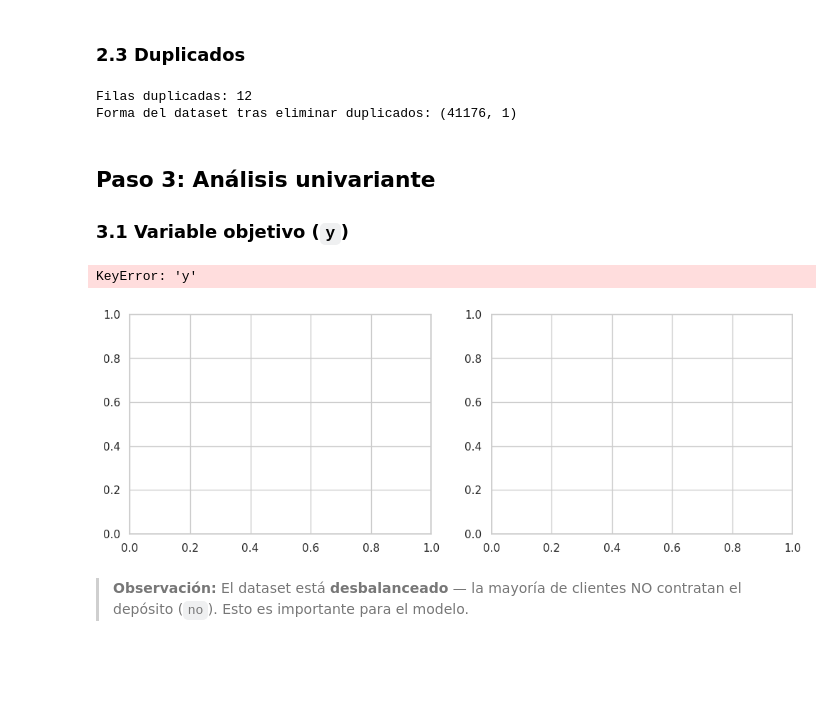
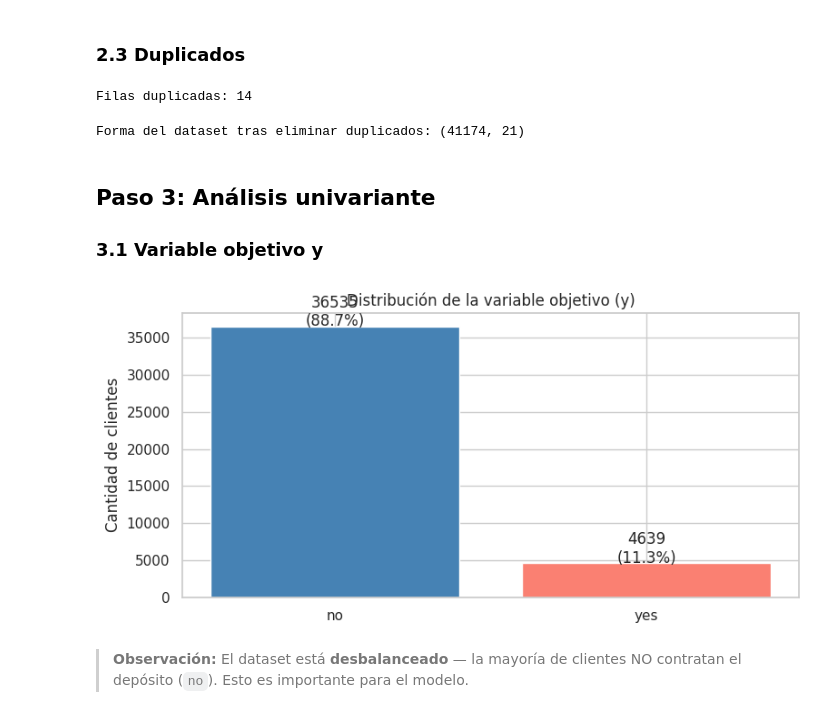
Before and after one commit to 4GeeksAcademy/correaliesel138-a11y-intro-ml, a Jupyter notebook: src/2_ds_pt-22_LOGISTIC REGRESSION.ipynb, the cells around one changed output. Drawn from its saved outputs; the diff is of its cells as text; code cells hidden in the pictures; blank space fills up the shorter version.

```diff
--- a/src/2_ds_pt-22_LOGISTIC REGRESSION.ipynb
+++ b/src/2_ds_pt-22_LOGISTIC REGRESSION.ipynb
@@ -48,0 +41,10 @@ df.head()
+# %%
+# Cargamos el dataset
+url = "https://storage.googleapis.com/breathecode/project-files/bank-marketing-campaign-data.csv"
+
+df = pd.read_csv(url, sep=';')
+
+# Guardamos la variable objetivo
+TARGET_COL = 'y'
+
+df.head()
@@ -78,7 +97,9 @@ pero sí valores categóricos como `'unknown'` que trataremos como datos faltant
 # %%
-# Revisamos cuántos 'unknown' hay por columna categórica
+# Revisamos cuántos 'unknown' hay por columna categórica (excluimos la variable objetivo)
 cat_cols = df.select_dtypes(include='object').columns.tolist()
-unknowns = {col: (df[col] == 'unknown').sum() for col in cat_cols}
+cat_cols_sin_y = [c for c in cat_cols if c != TARGET_COL]
+
+unknowns = {col: (df[col] == 'unknown').sum() for col in cat_cols_sin_y}
 unknowns_df = pd.DataFrame.from_dict(unknowns, orient='index', columns=['unknown_count'])
 unknowns_df['pct'] = (unknowns_df['unknown_count'] / len(df) * 100).round(2)
 unknowns_df[unknowns_df['unknown_count'] > 0]
@@ -87,13 +114,15 @@ unknowns_df[unknowns_df['unknown_count'] > 0]
 # %%
-# Reemplazamos 'unknown' por NaN para poder tratarlos
-df.replace('unknown', np.nan, inplace=True)
+# Reemplazamos 'unknown' por NaN SOLO en las columnas predictoras (nunca en 'y')
+for col in cat_cols_sin_y:
+    df[col] = df[col].replace('unknown', np.nan)
 
-# Estrategia: rellenar con la moda (valor más frecuente) en cada columna categórica
-for col in cat_cols:
+# Rellenamos con la moda (valor más frecuente) en cada columna
+for col in cat_cols_sin_y:
     if df[col].isnull().any():
         moda = df[col].mode()[0]
         df[col].fillna(moda, inplace=True)
-        print(f"  '{col}' → rellenado con moda = '{moda}'")
+        print(f"  '{col}' -> rellenado con moda = '{moda}'")
 
 print("\n✅ Valores 'unknown' tratados correctamente.")
+print(f"Variable objetivo '{TARGET_COL}' intacta: {df[TARGET_COL].unique()}")
 # %% [output]
@@ -121,36 +162,34 @@ df.describe(include='object')
 # %% [markdown]
 ### 2.3 Duplicados
+# %%
+dupl = df.duplicated().sum()
+print(f"Filas duplicadas: {dupl}")
+# %% [output]
+Filas duplicadas: 14
 # %%
-dupl = df.duplicated().sum()
-print(f"Filas duplicadas: {dupl}")
+#eliminamos duplicados
 df.drop_duplicates(inplace=True)
 print(f"Forma del dataset tras eliminar duplicados: {df.shape}")
 # %% [output]
-Filas duplicadas: 12
-Forma del dataset tras eliminar duplicados: (41176, 1)
+Forma del dataset tras eliminar duplicados: (41174, 21)
 # %% [markdown]
 ## Paso 3: Análisis univariante
 
-### 3.1 Variable objetivo (`y`)
+### 3.1 Variable objetivo y
 # %%
-fig, axes = plt.subplots(1, 2, figsize=(12, 4))
+fig, ax = plt.subplots(1, 1, figsize=(8, 4))
 
-counts = df['y'].value_counts()
-axes[0].bar(counts.index, counts.values, color=['steelblue', 'salmon'])
-axes[0].set_title('Distribución de la variable objetivo (y)')
-axes[0].set_ylabel('Cantidad de clientes')
+counts = df[TARGET_COL].value_counts()
+ax.bar(counts.index, counts.values, color=['steelblue', 'salmon'])
+ax.set_title('Distribución de la variable objetivo (y)')
+ax.set_ylabel('Cantidad de clientes')
 for i, v in enumerate(counts.values):
-    axes[0].text(i, v + 50, f"{v}\n({v/len(df)*100:.1f}%)", ha='center')
-
-axes[1].pie(counts.values, labels=counts.index, autopct='%1.1f%%',
-            colors=['steelblue', 'salmon'], startangle=90)
-axes[1].set_title('Proporción sí/no')
+    ax.text(i, v + 50, f"{v}\n({v/len(df)*100:.1f}%)", ha='center')
 
 plt.tight_layout()
 plt.show()
 # %% [output]
-KeyError: 'y'
-[figure, old version]
+[figure, new version]
 # %% [markdown]
 > **Observación:** El dataset está **desbalanceado** — la mayoría de clientes
 NO contratan el depósito (`no`). Esto es importante para el modelo.
```
Also changed, not shown: parts of 38 cells of this notebook.
